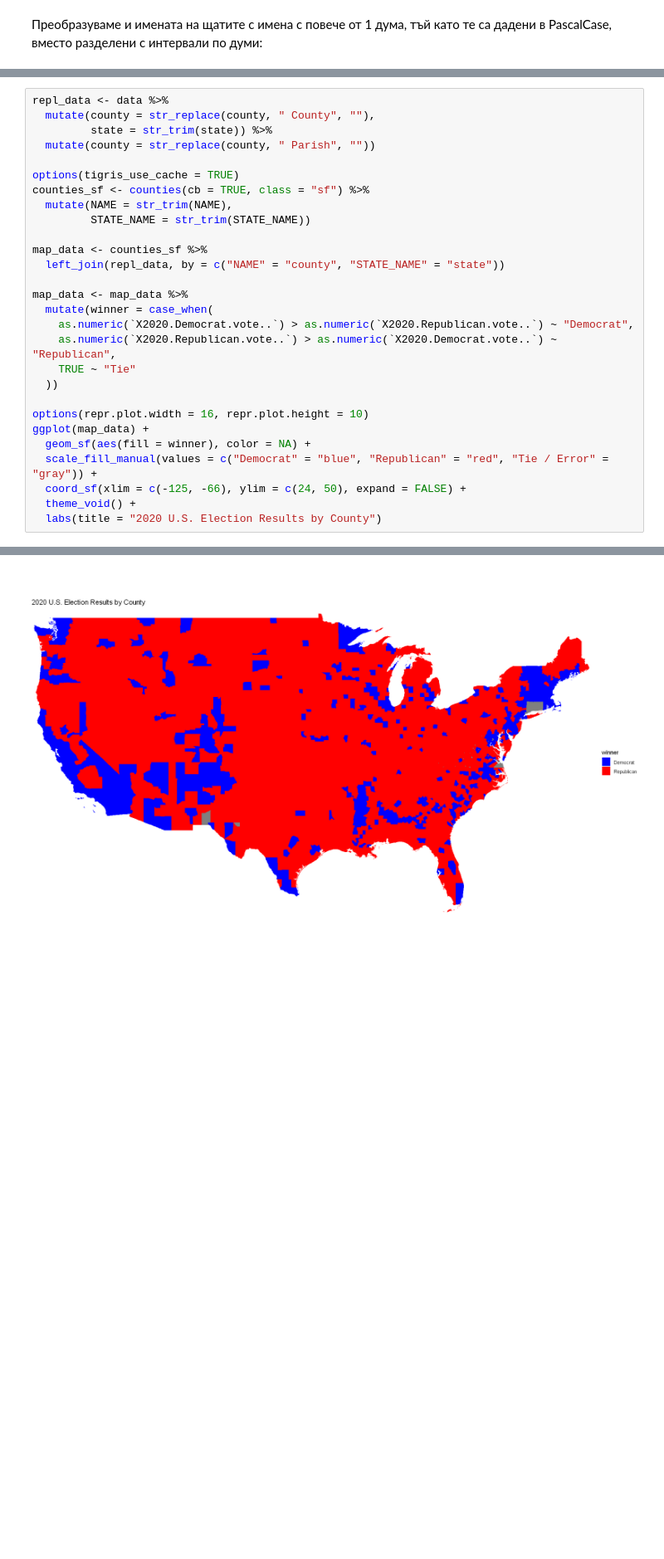
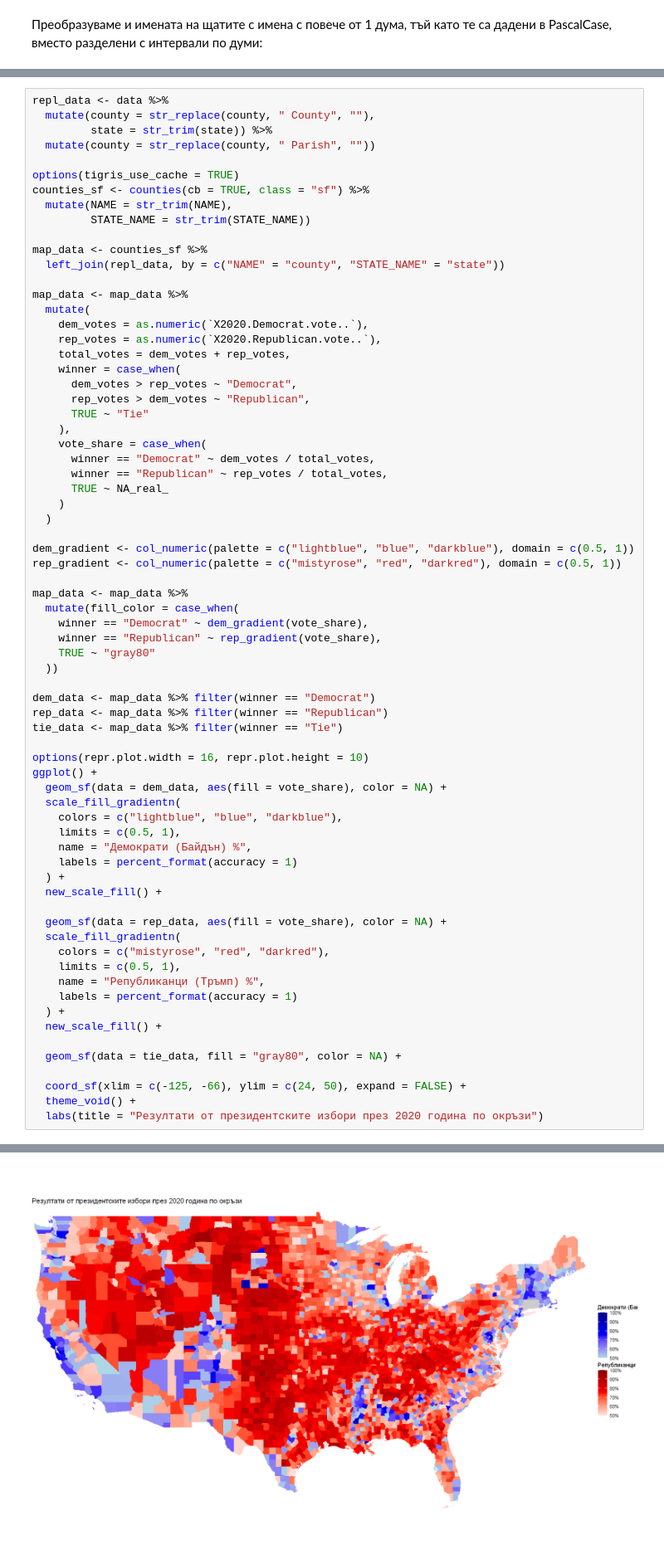
Before and after one commit to tkostadinov004/election-prediction, a Jupyter notebook: Project.ipynb, the cells around one changed output, grey strips where cells are left out. Shown: that part at 83% size. Cells and saved outputs as stored; diff of their text form; blank space fills up the shorter version.

```diff
--- a/Project.ipynb
+++ b/Project.ipynb
@@ -136,34 +118,76 @@ for (i in 1:length(pascal_case_states)) {
 # %%
 repl_data <- data %>%
   mutate(county = str_replace(county, " County", ""),
          state = str_trim(state)) %>%
   mutate(county = str_replace(county, " Parish", ""))
 
 options(tigris_use_cache = TRUE)
 counties_sf <- counties(cb = TRUE, class = "sf") %>%
   mutate(NAME = str_trim(NAME),
          STATE_NAME = str_trim(STATE_NAME))
 
 map_data <- counties_sf %>%
   left_join(repl_data, by = c("NAME" = "county", "STATE_NAME" = "state"))
 
 map_data <- map_data %>%
-  mutate(winner = case_when(
-    as.numeric(`X2020.Democrat.vote..`) > as.numeric(`X2020.Republican.vote..`) ~ "Democrat",
-    as.numeric(`X2020.Republican.vote..`) > as.numeric(`X2020.Democrat.vote..`) ~ "Republican",
-    TRUE ~ "Tie"
+  mutate(
+    dem_votes = as.numeric(`X2020.Democrat.vote..`),
+    rep_votes = as.numeric(`X2020.Republican.vote..`),
+    total_votes = dem_votes + rep_votes,
+    winner = case_when(
+      dem_votes > rep_votes ~ "Democrat",
+      rep_votes > dem_votes ~ "Republican",
+      TRUE ~ "Tie"
+    ),
+    vote_share = case_when(
+      winner == "Democrat" ~ dem_votes / total_votes,
+      winner == "Republican" ~ rep_votes / total_votes,
+      TRUE ~ NA_real_
+    )
+  )
+
+dem_gradient <- col_numeric(palette = c("lightblue", "blue", "darkblue"), domain = c(0.5, 1))
+rep_gradient <- col_numeric(palette = c("mistyrose", "red", "darkred"), domain = c(0.5, 1))
+
+map_data <- map_data %>%
+  mutate(fill_color = case_when(
+    winner == "Democrat" ~ dem_gradient(vote_share),
+    winner == "Republican" ~ rep_gradient(vote_share),
+    TRUE ~ "gray80"
   ))
 
+dem_data <- map_data %>% filter(winner == "Democrat")
+rep_data <- map_data %>% filter(winner == "Republican")
+tie_data <- map_data %>% filter(winner == "Tie")
+
 options(repr.plot.width = 16, repr.plot.height = 10)
-ggplot(map_data) +
-  geom_sf(aes(fill = winner), color = NA) +
-  scale_fill_manual(values = c("Democrat" = "blue", "Republican" = "red", "Tie / Error" = "gray")) +
+ggplot() +
+  geom_sf(data = dem_data, aes(fill = vote_share), color = NA) +
+  scale_fill_gradientn(
+    colors = c("lightblue", "blue", "darkblue"),
+    limits = c(0.5, 1),
+    name = "Демократи (Байдън) %",
+    labels = percent_format(accuracy = 1)
+  ) +
+  new_scale_fill() +
+
+  geom_sf(data = rep_data, aes(fill = vote_share), color = NA) +
+  scale_fill_gradientn(
+    colors = c("mistyrose", "red", "darkred"),
+    limits = c(0.5, 1),
+    name = "Републиканци (Тръмп) %",
+    labels = percent_format(accuracy = 1)
+  ) +
+  new_scale_fill() +
+
+  geom_sf(data = tie_data, fill = "gray80", color = NA) +
+
   coord_sf(xlim = c(-125, -66), ylim = c(24, 50), expand = FALSE) +
   theme_void() +
-  labs(title = "2020 U.S. Election Results by County")
+  labs(title = "Резултати от президентските избори през 2020 година по окръзи")
 # %% [output]
 Retrieving data for the year 2024
-[figure, old version]
+[figure, new version]
 # %% [markdown]
 ## Анализ за outlier-и
 
```
Also changed, not shown: parts of 46 cells of this notebook.
